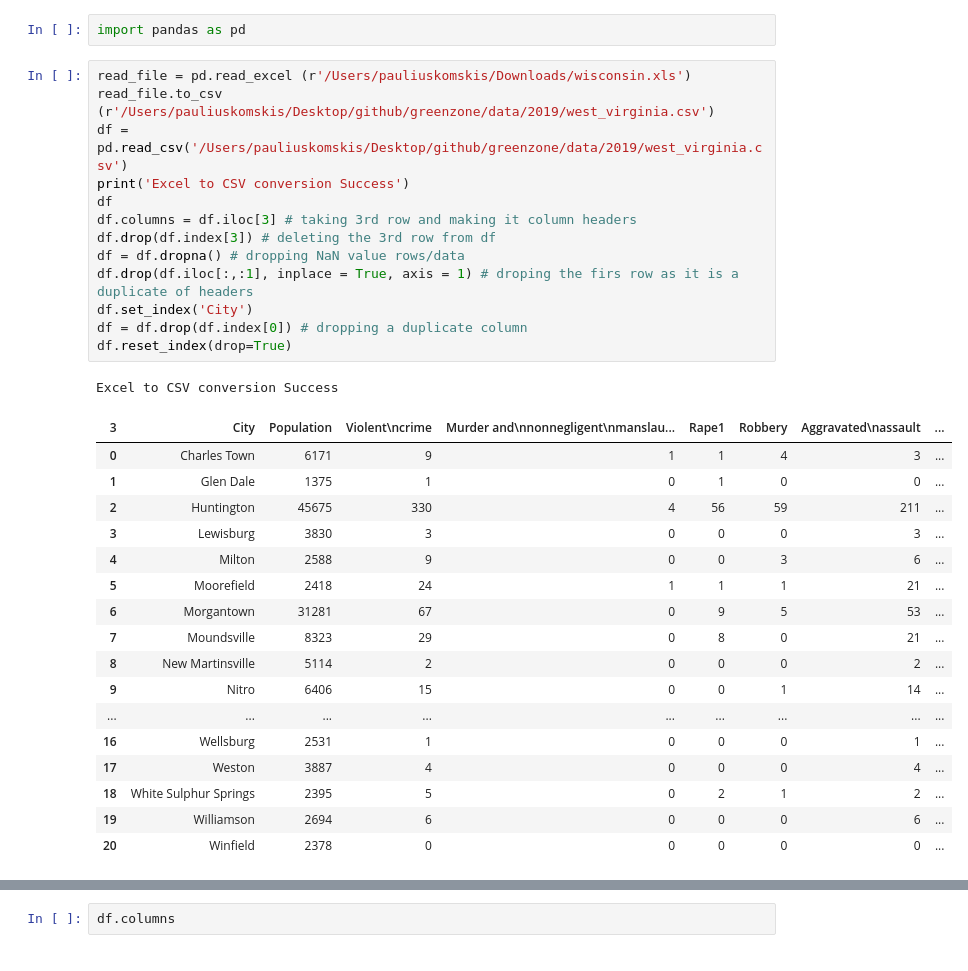
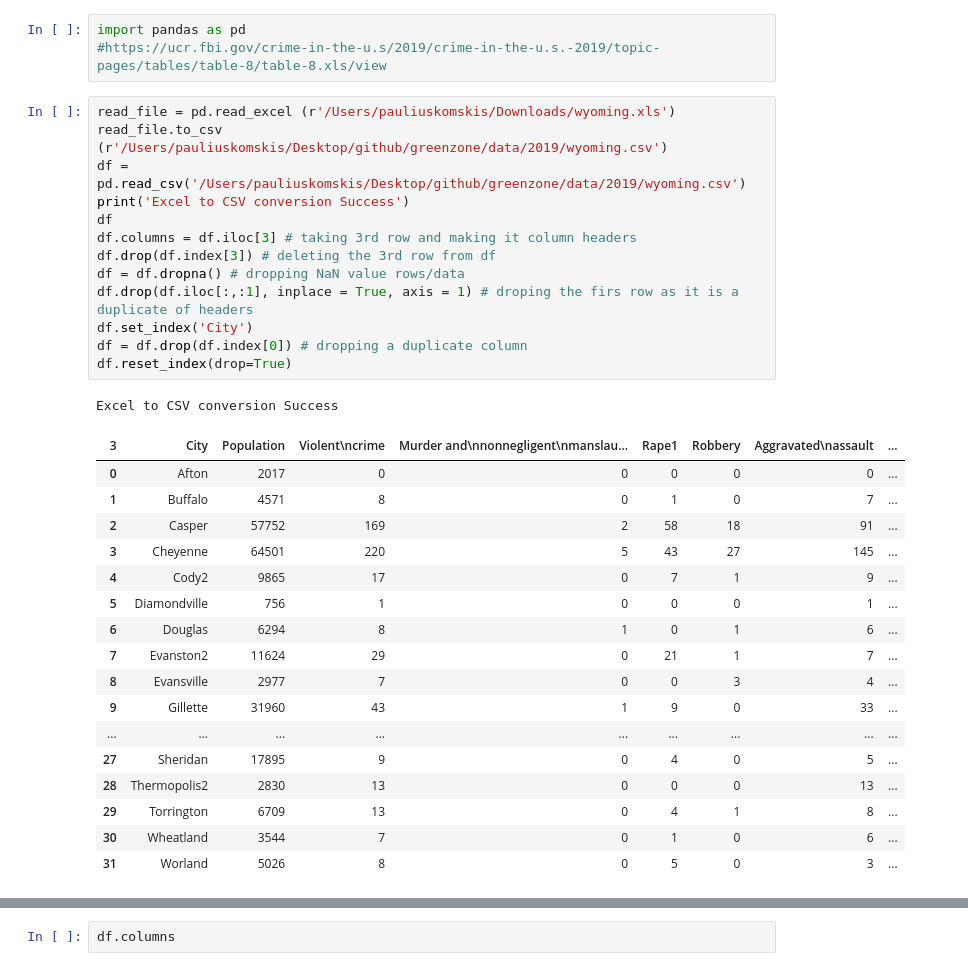
Before and after one commit to komskisp/greenzone, a Jupyter notebook: greenzone-cleaning.ipynb, the cells around one changed output, grey strips where cells are left out. Drawn from its saved outputs; the diff is of its cells as text.

```diff
--- a/greenzone-cleaning.ipynb
+++ b/greenzone-cleaning.ipynb
@@ -1,37 +1,38 @@
-# %%
-import pandas as pd
+# %%
+import pandas as pd
+#https://ucr.fbi.gov/crime-in-the-u.s/2019/crime-in-the-u.s.-2019/topic-pages/tables/table-8/table-8.xls/view
 # %%
-read_file = pd.read_excel (r'/Users/pauliuskomskis/Downloads/wisconsin.xls')
-read_file.to_csv (r'/Users/pauliuskomskis/Desktop/github/greenzone/data/2019/west_virginia.csv')
-df = pd.read_csv('/Users/pauliuskomskis/Desktop/github/greenzone/data/2019/west_virginia.csv')
+read_file = pd.read_excel (r'/Users/pauliuskomskis/Downloads/wyoming.xls')
+read_file.to_csv (r'/Users/pauliuskomskis/Desktop/github/greenzone/data/2019/wyoming.csv')
+df = pd.read_csv('/Users/pauliuskomskis/Desktop/github/greenzone/data/2019/wyoming.csv')
 print('Excel to CSV conversion Success')
 df
 df.columns = df.iloc[3] # taking 3rd row and making it column headers
 df.drop(df.index[3]) # deleting the 3rd row from df
 df = df.dropna() # dropping NaN value rows/data
 df.drop(df.iloc[:,:1], inplace = True, axis = 1) # droping the firs row as it is a duplicate of headers
 df.set_index('City')
 df = df.drop(df.index[0]) # dropping a duplicate column
 df.reset_index(drop=True)
 # %% [output]
 Excel to CSV conversion Success
 | 3 | City | Population | Violent\ncrime | Murder and\nnonnegligent\nmanslau... | Rape1 | Robbery | Aggravated\nassault | ... |
-| 0 | Charles Town | 6171 | 9 | 1 | 1 | 4 | 3 | ... |
-| 1 | Glen Dale | 1375 | 1 | 0 | 1 | 0 | 0 | ... |
-| 2 | Huntington | 45675 | 330 | 4 | 56 | 59 | 211 | ... |
-| 3 | Lewisburg | 3830 | 3 | 0 | 0 | 0 | 3 | ... |
-| 4 | Milton | 2588 | 9 | 0 | 0 | 3 | 6 | ... |
-| 5 | Moorefield | 2418 | 24 | 1 | 1 | 1 | 21 | ... |
-| 6 | Morgantown | 31281 | 67 | 0 | 9 | 5 | 53 | ... |
-| 7 | Moundsville | 8323 | 29 | 0 | 8 | 0 | 21 | ... |
-| 8 | New Martinsville | 5114 | 2 | 0 | 0 | 0 | 2 | ... |
-| 9 | Nitro | 6406 | 15 | 0 | 0 | 1 | 14 | ... |
+| 0 | Afton | 2017 | 0 | 0 | 0 | 0 | 0 | ... |
+| 1 | Buffalo | 4571 | 8 | 0 | 1 | 0 | 7 | ... |
+| 2 | Casper | 57752 | 169 | 2 | 58 | 18 | 91 | ... |
+| 3 | Cheyenne | 64501 | 220 | 5 | 43 | 27 | 145 | ... |
+| 4 | Cody2 | 9865 | 17 | 0 | 7 | 1 | 9 | ... |
+| 5 | Diamondville | 756 | 1 | 0 | 0 | 0 | 1 | ... |
+| 6 | Douglas | 6294 | 8 | 1 | 0 | 1 | 6 | ... |
+| 7 | Evanston2 | 11624 | 29 | 0 | 21 | 1 | 7 | ... |
+| 8 | Evansville | 2977 | 7 | 0 | 0 | 3 | 4 | ... |
+| 9 | Gillette | 31960 | 43 | 1 | 9 | 0 | 33 | ... |
 | ... | ... | ... | ... | ... | ... | ... | ... | ... |
-| 16 | Wellsburg | 2531 | 1 | 0 | 0 | 0 | 1 | ... |
-| 17 | Weston | 3887 | 4 | 0 | 0 | 0 | 4 | ... |
-| 18 | White Sulphur Springs | 2395 | 5 | 0 | 2 | 1 | 2 | ... |
-| 19 | Williamson | 2694 | 6 | 0 | 0 | 0 | 6 | ... |
-| 20 | Winfield | 2378 | 0 | 0 | 0 | 0 | 0 | ... |
+| 27 | Sheridan | 17895 | 9 | 0 | 4 | 0 | 5 | ... |
+| 28 | Thermopolis2 | 2830 | 13 | 0 | 0 | 0 | 13 | ... |
+| 29 | Torrington | 6709 | 13 | 0 | 4 | 1 | 8 | ... |
+| 30 | Wheatland | 3544 | 7 | 0 | 1 | 0 | 6 | ... |
+| 31 | Worland | 5026 | 8 | 0 | 5 | 0 | 3 | ... |
 # %%
 df
 # %% [output]
```
Also changed, not shown: parts of 3 cells of this notebook, 4 other files.
